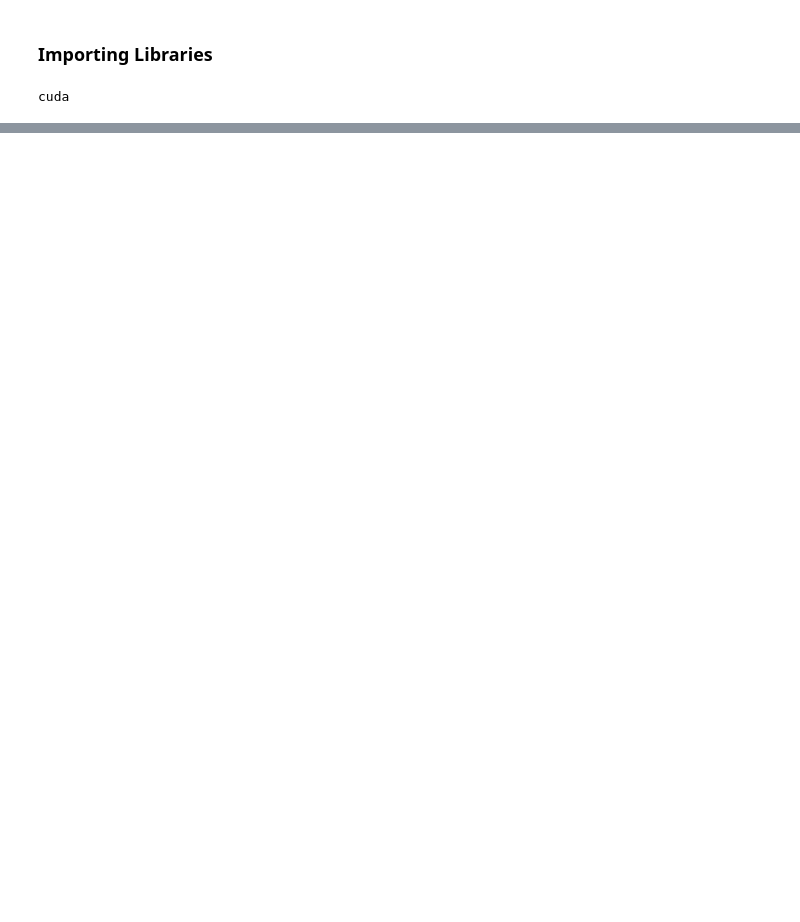
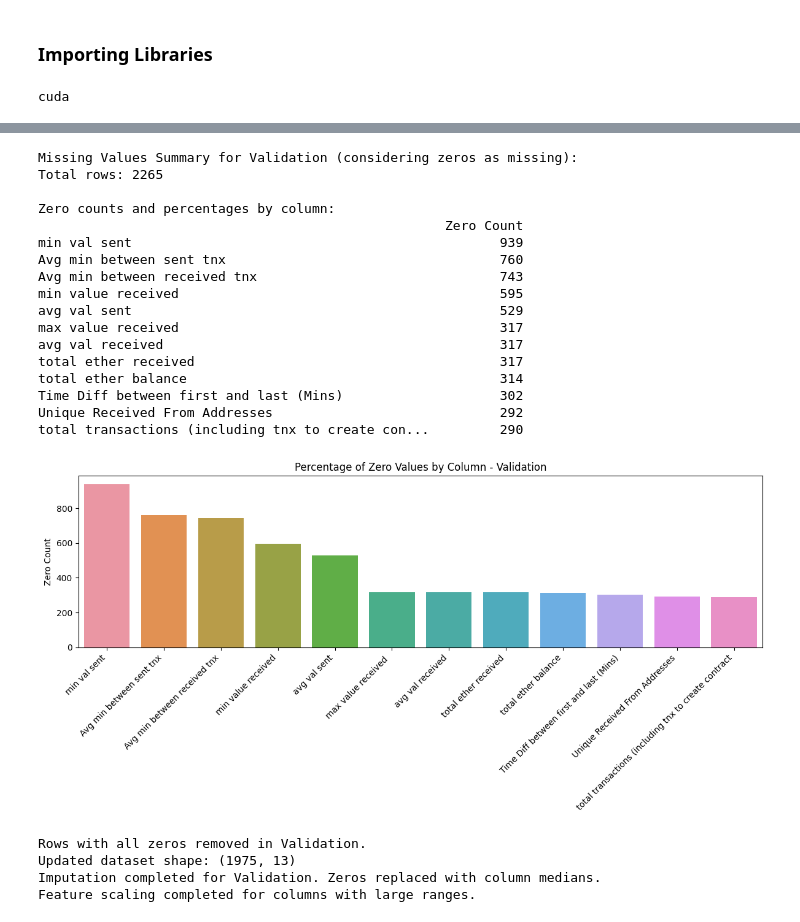
Before and after one commit to ChetaNMahipaL/SMAI-Assignment-1, a Jupyter notebook: Crypto_Detective/main.ipynb, the cells around one changed output, grey strips where cells are left out. Cells and saved outputs as stored; diff of their text form; code cells hidden in the pictures; blank space fills up the shorter version.

```diff
--- a/Crypto_Detective/main.ipynb
+++ b/Crypto_Detective/main.ipynb
@@ -38,0 +140,25 @@ cuda
+# %%
+val_data = analyze_and_impute(val_data, "Validation")
+# %% [output]
+Missing Values Summary for Validation (considering zeros as missing):
+Total rows: 2265
+
+Zero counts and percentages by column:
+                                                    Zero Count
+min val sent                                               939
+Avg min between sent tnx                                   760
+Avg min between received tnx                               743
+min value received                                         595
+avg val sent                                               529
+max value received                                         317
+avg val received                                           317
+total ether received                                       317
+total ether balance                                        314
+Time Diff between first and last (Mins)                    302
+Unique Received From Addresses                             292
+total transactions (including tnx to create con...         290
+[figure, added]
+Rows with all zeros removed in Validation.
+Updated dataset shape: (1975, 13)
+Imputation completed for Validation. Zeros replaced with column medians.
+Feature scaling completed for columns with large ranges.
```
Also changed, not shown: parts of 10 cells of this notebook.
